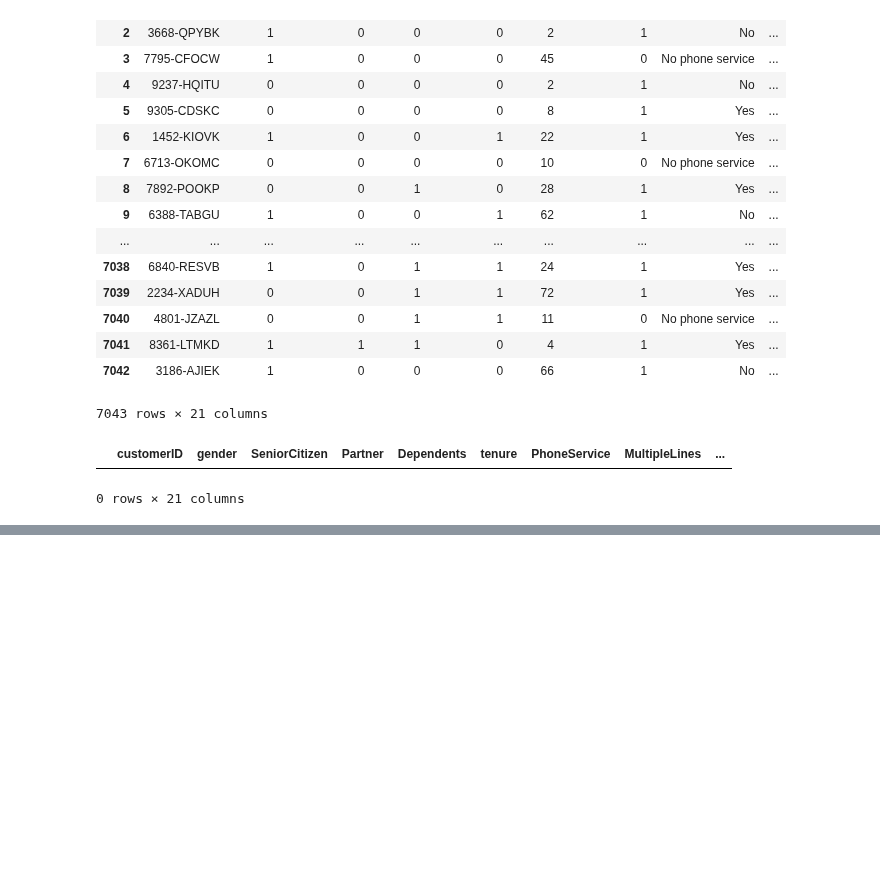
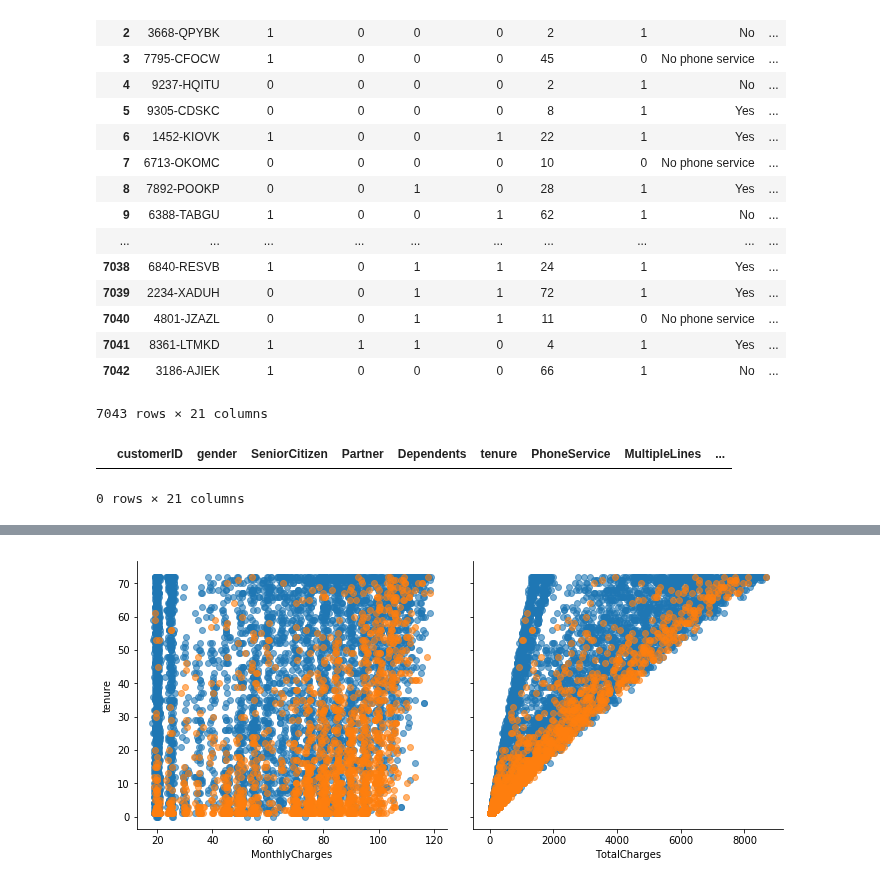
Before and after one commit to LawrenceGlenn/TelecomChurnProject, a Jupyter notebook: Churn.ipynb, the cells around one changed output, grey strips where cells are left out. Saved outputs shown, nothing was run; the diff lists cells and outputs as text; code cells hidden in the pictures; blank space fills up the shorter version.

```diff
--- a/Churn.ipynb
+++ b/Churn.ipynb
@@ -155,0 +193,5 @@ df = pd.get_dummies(df, columns=['PaymentMethod']).drop('PaymentMethod_Mailed ch
+# %%
+g = sns.PairGrid(df, y_vars=["tenure"], x_vars=["MonthlyCharges", "TotalCharges"], height=4.5, hue="Churn", aspect=1.1)
+ax = g.map(plt.scatter, alpha=0.6)
+# %% [output]
+[figure, added]
```
Also changed, not shown: parts of 4 cells of this notebook.
